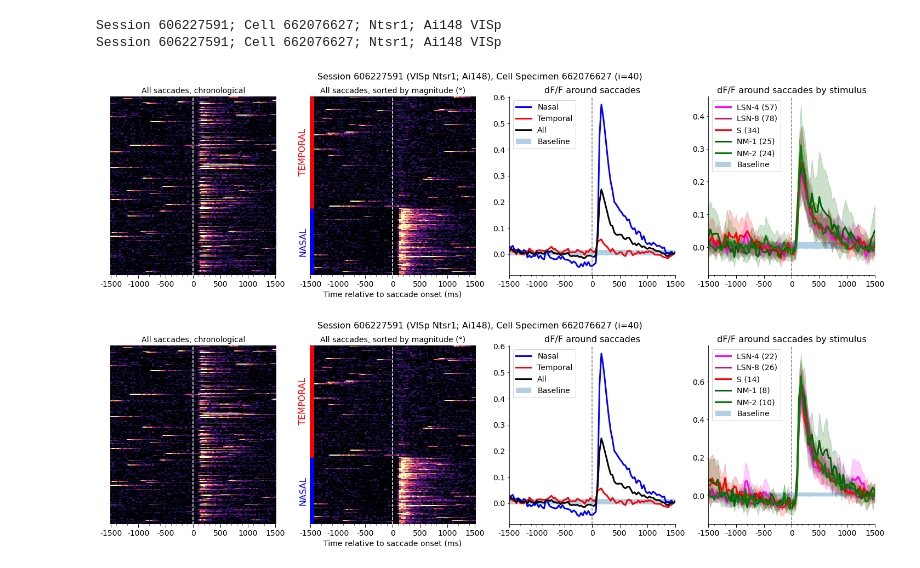
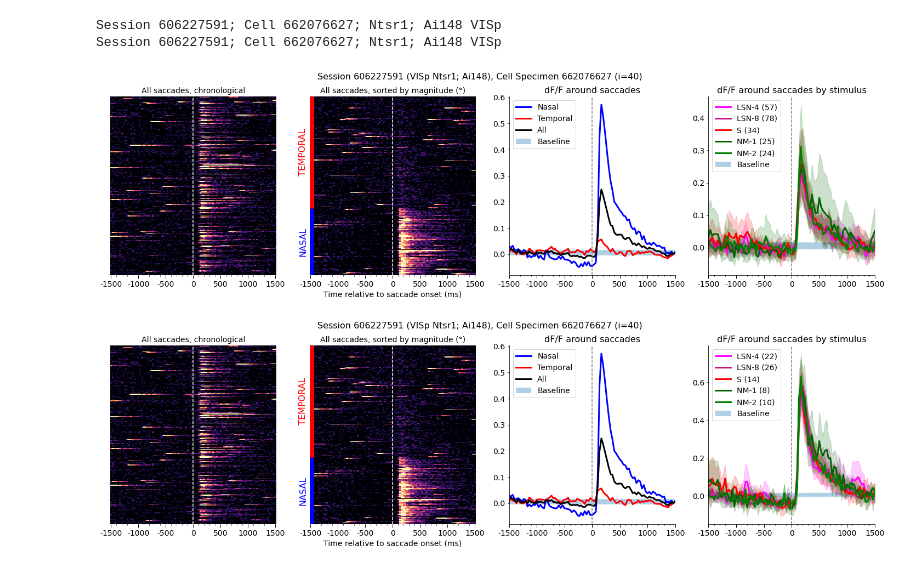
Before and after one commit to AllenInstitute/visual-coding-saccades, a Jupyter notebook: analysis/sample_neural_activity.ipynb, the cells around one changed output. Drawn from its saved outputs; the diff is of its cells as text; code cells hidden in the pictures.

```diff
--- a/analysis/sample_neural_activity.ipynb
+++ b/analysis/sample_neural_activity.ipynb
@@ -111,8 +111,8 @@ def plot_sample_activity(session_id, cell_index, window_radius=45, response_clas
     plt.setp(ax_all.spines.values(), visible=False)
 
     # Saccades sorted by magnitude
-    nasal_sacc = sorted([s for s in saccades if get_direction_moved(eye_data, *s) == "L"], key=lambda s: get_degrees_moved(eye_data, *s))
-    temporal_sacc = sorted([s for s in saccades if get_direction_moved(eye_data, *s) == "R"], key=lambda s: get_degrees_moved(eye_data, *s))
+    nasal_sacc = sorted([s for s in saccades if get_saccade_magnitude_direction(eye_data, *s)[1] == "L"], key=lambda s: get_saccade_magnitude_direction(eye_data, *s)[1])
+    temporal_sacc = sorted([s for s in saccades if get_saccade_magnitude_direction(eye_data, *s)[1] == "R"], key=lambda s: get_saccade_magnitude_direction(eye_data, *s)[1])
     plot_heatmap_responses(data, cell_index, nasal_sacc + temporal_sacc, ax_sorted, window_radius=window_radius, colorbar=False, vmin=vmin, vmax=vmax)
     xlim = ax_sorted.get_xlim()
     ax_sorted.vlines(x=xlim[0], ymin=0, ymax=len(nasal_sacc), color="blue", linewidth=15)
@@ -159,7 +159,8 @@ def plot_sample_activity(session_id, cell_index, window_radius=45, response_clas
         trace = data["dff_traces"][cell_index, ss-window_radius:ss+window_radius+1]
         if len(trace) == 2*window_radius+1:
             sacc_responses.append(trace)
-            dirs.append(get_direction_moved(eye_data, ss, se))
+            mag, dir = get_saccade_magnitude_direction(eye_data, ss, se)
+            dirs.append(dir)
 
     sacc_responses = np.array(sacc_responses)
 
@@ -204,7 +205,7 @@ def plot_sample_activity(session_id, cell_index, window_radius=45, response_clas
 
     for ss, se in saccades:
         stim = get_stim_at_frame(stim_epoch, ss)
-        dir = get_direction_moved(eye_data, ss, se)
+        mag, dir = get_saccade_magnitude_direction(eye_data, ss, se)
 
         if ds is not None:
             if ds == 1 and dir != "R": continue
@@ -236,35 +237,35 @@ def plot_sample_activity(session_id, cell_index, window_radius=45, response_clas
 
     # ax_stim.legend(loc="upper left", fontsize=14)
     ax_stim.legend(fontsize=14)
     ax_stim.set_xlim(x[0], x[-1])
     ax_stim.set_xlabel("")
     ax_stim.set_ylabel("")
     ax_stim.set_title("dF/F around saccades by stimulus", fontsize=16)
     ax_stim.axvline(0, color="gray", linestyle="dashed")
     plt.setp(ax_stim.get_yticklabels(), fontsize=14)
     ax_stim.spines["top"].set_visible(False)
     ax_stim.spines["right"].set_visible(False)
 
 
 
     # Title and save fig
     sdata = data["session_data"]
     area = sdata["targeted_structure"]
     cre = match_cre_line(data).abbrev
     sid = sdata["session_id"]
     specimen = data["cell_specimen_ids"][cell_index]
     fig.suptitle(f"Session {sid} ({area} {cre}), Cell Specimen {specimen} (i={cell_index})", fontsize=16)
     filename = f"cell_responses_{sid}_{cell_index}_{specimen}_{area}_{cre}.png"
     print(f"Session {sid}; Cell {specimen}; {cre} {area}")
     return fig, filename
 
 fig = plot_sample_activity(606227591, 40, ds=None)
 fig = plot_sample_activity(606227591, 40, ds=-1)
 # %% [output]
 Session 606227591; Cell 662076627; Ntsr1; Ai148 VISp
 Session 606227591; Cell 662076627; Ntsr1; Ai148 VISp
-[figure, old version]
+[figure, new version]
-[figure, old version]
+[figure, new version]
 # %%
 cells_to_plot = [(606227591, 40, 1, -1), (662960692, 73, 1, 1), (506156402, 56, 1, None), (576373003, 1, None, None), (636889229, 5, -1, None), (603516552, 44, -1, None)]
 
```
Also changed, not shown: parts of 2 cells of this notebook, 3 other files.
